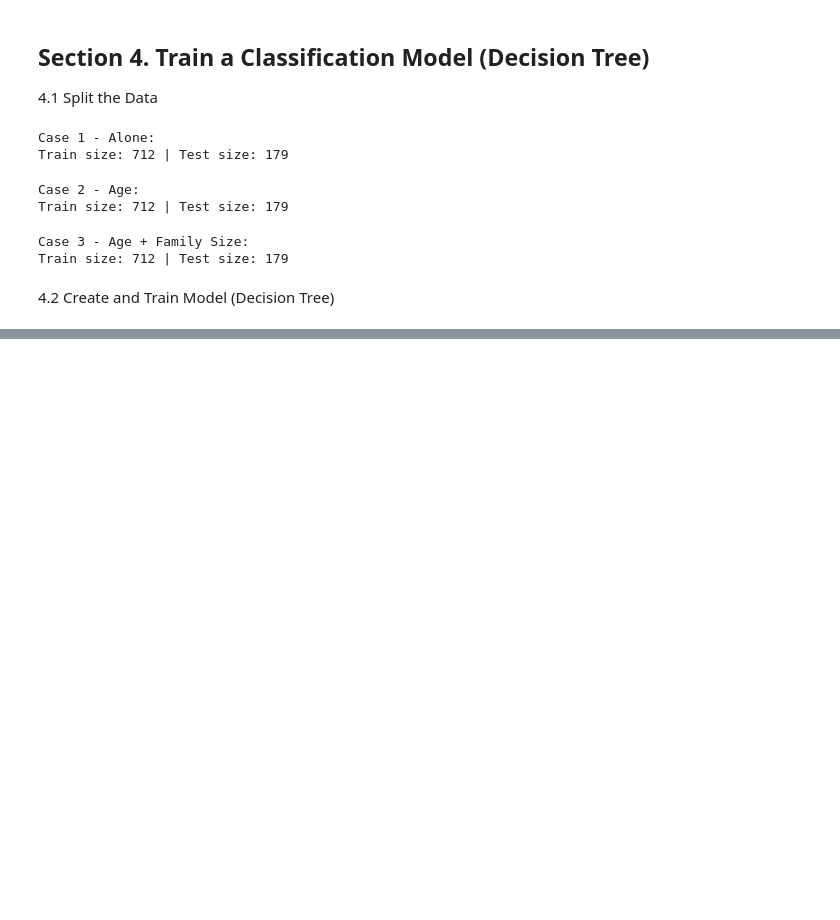
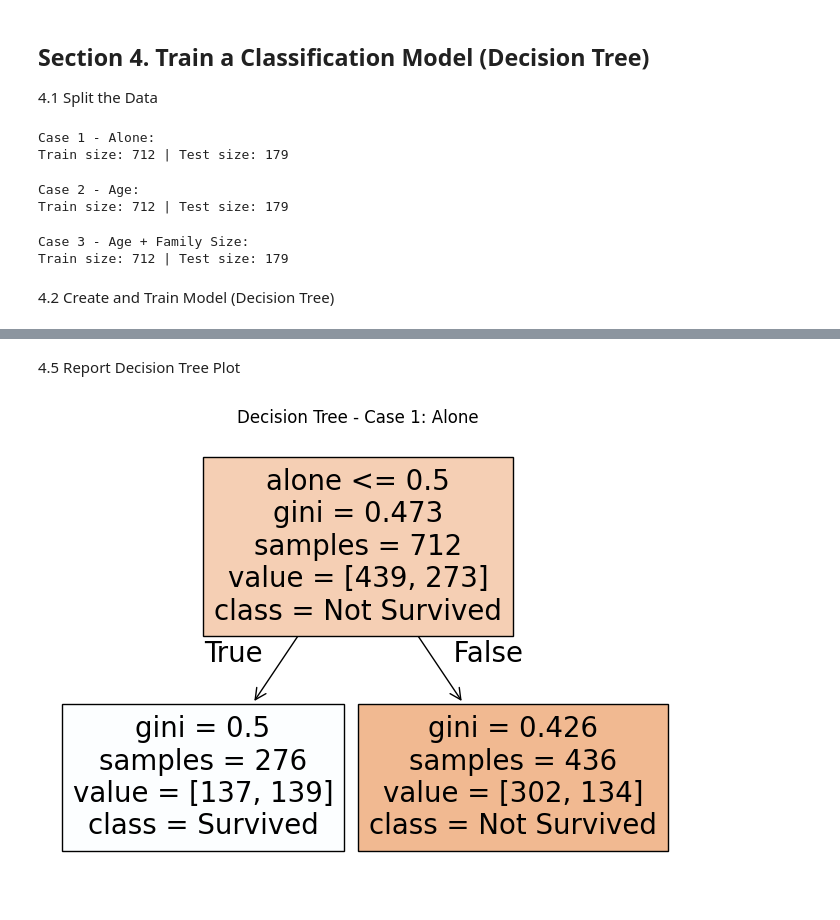
Before and after one commit to ssowers2/applied-ml-sowers, a Jupyter notebook: notebooks/project03/ml03_sowers.ipynb, the cells around one changed output, grey strips where cells are left out. Cells and saved outputs as stored; diff of their text form; code cells hidden in the pictures; blank space fills up the shorter version.

```diff
--- a/notebooks/project03/ml03_sowers.ipynb
+++ b/notebooks/project03/ml03_sowers.ipynb
@@ -216,0 +365,16 @@ Train size: 712 | Test size: 179
+# %% [markdown]
+4.5 Report Decision Tree Plot
+# %%
+# Plot Decision Tree for Case 1
+fig = plt.figure(figsize=(8, 6))
+plot_tree(tree_model1,
+          feature_names=X1.columns,
+          class_names=['Not Survived', 'Survived'],
+          filled=True)
+plt.title("Decision Tree - Case 1: Alone")
+plt.show()
+
+# Save image
+fig.savefig("tree_case1_alone.png")
+# %% [output]
+[figure, added]
```
Also changed, not shown: parts of 14 cells of this notebook, 3 other files.
